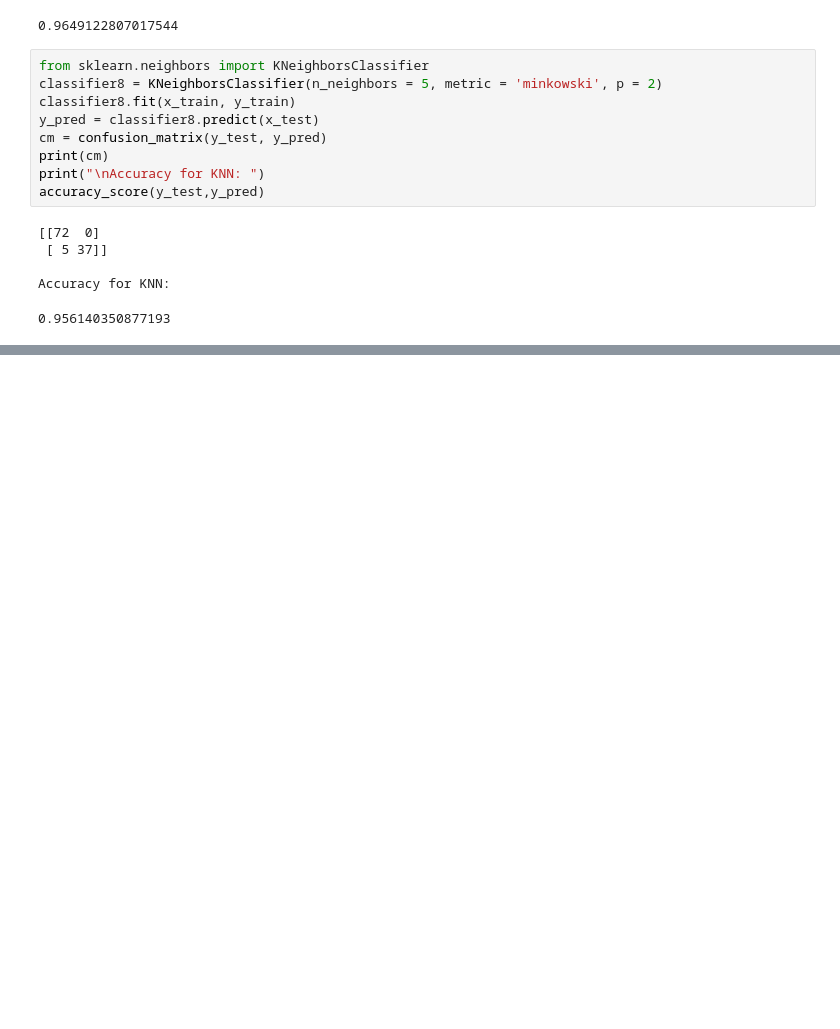
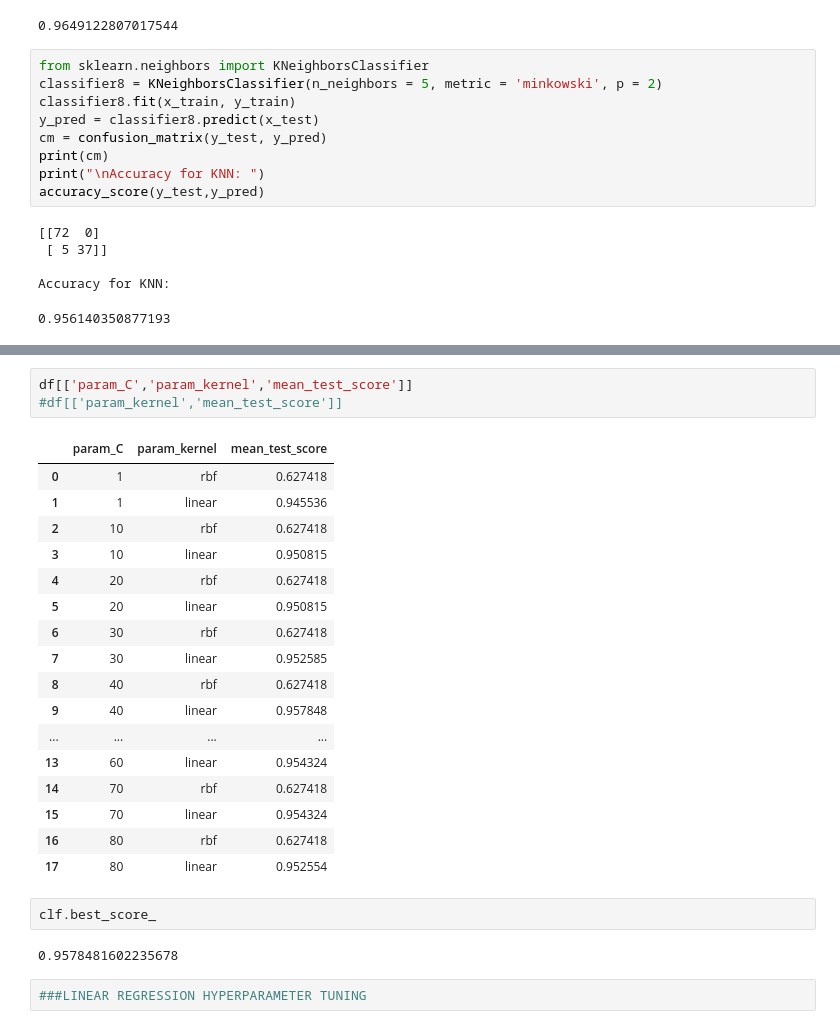
Before and after one commit to kushagrathisside/Breast-Cancer-Project, a Jupyter notebook: Breast_cancer.ipynb, the cells around one changed output, grey strips where cells are left out. Saved outputs shown, nothing was run; the diff lists cells and outputs as text; blank space fills up the shorter version.

```diff
--- a/Breast_cancer.ipynb
+++ b/Breast_cancer.ipynb
@@ -234,0 +290,27 @@ Accuracy for KNN:
+# %%
+df[['param_C','param_kernel','mean_test_score']]
+#df[['param_kernel','mean_test_score']]
+# %% [output]
+|  | param_C | param_kernel | mean_test_score |
+| 0 | 1 | rbf | 0.627418 |
+| 1 | 1 | linear | 0.945536 |
+| 2 | 10 | rbf | 0.627418 |
+| 3 | 10 | linear | 0.950815 |
+| 4 | 20 | rbf | 0.627418 |
+| 5 | 20 | linear | 0.950815 |
+| 6 | 30 | rbf | 0.627418 |
+| 7 | 30 | linear | 0.952585 |
+| 8 | 40 | rbf | 0.627418 |
+| 9 | 40 | linear | 0.957848 |
+| ... | ... | ... | ... |
+| 13 | 60 | linear | 0.954324 |
+| 14 | 70 | rbf | 0.627418 |
+| 15 | 70 | linear | 0.954324 |
+| 16 | 80 | rbf | 0.627418 |
+| 17 | 80 | linear | 0.952554 |
+# %%
+clf.best_score_
+# %% [output]
+0.9578481602235678
+# %%
+###LINEAR REGRESSION HYPERPARAMETER TUNING
```
Also changed, not shown: parts of 9 cells of this notebook.
